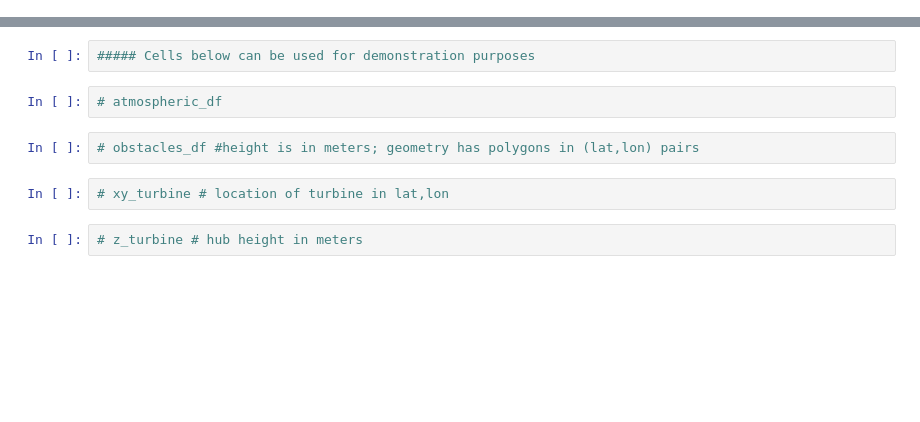
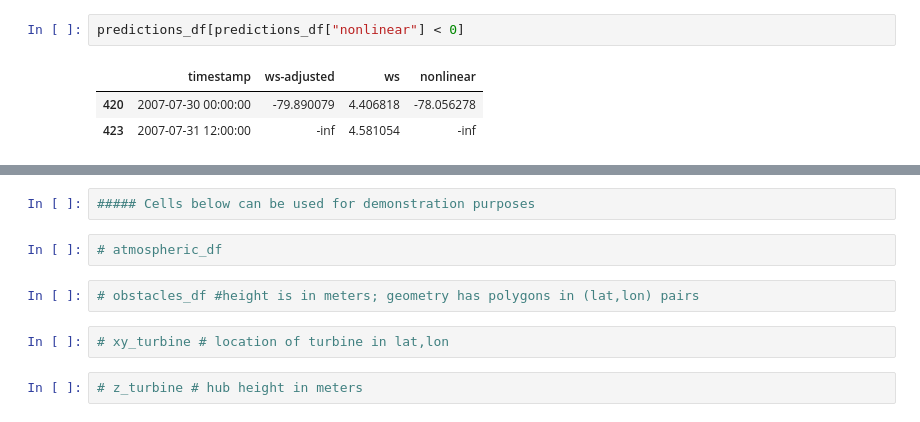
Before and after one commit to NREL/dw-tap, a Jupyter notebook: notebooks/anl-lom-no-hsds.ipynb, the cells around one changed output, grey strips where cells are left out. Cells and saved outputs as stored; diff of their text form; blank space fills up the shorter version.

```diff
--- a/notebooks/anl-lom-no-hsds.ipynb
+++ b/notebooks/anl-lom-no-hsds.ipynb
@@ -50,0 +107,6 @@ Total time: 3.60 (s)
+# %%
+predictions_df[predictions_df["nonlinear"] < 0]
+# %% [output]
+|  | timestamp | ws-adjusted | ws | nonlinear |
+| 420 | 2007-07-30 00:00:00 | -79.890079 | 4.406818 | -78.056278 |
+| 423 | 2007-07-31 12:00:00 | -inf | 4.581054 | -inf |
```
Also changed, not shown: parts of 10 cells of this notebook, 21 other files.
